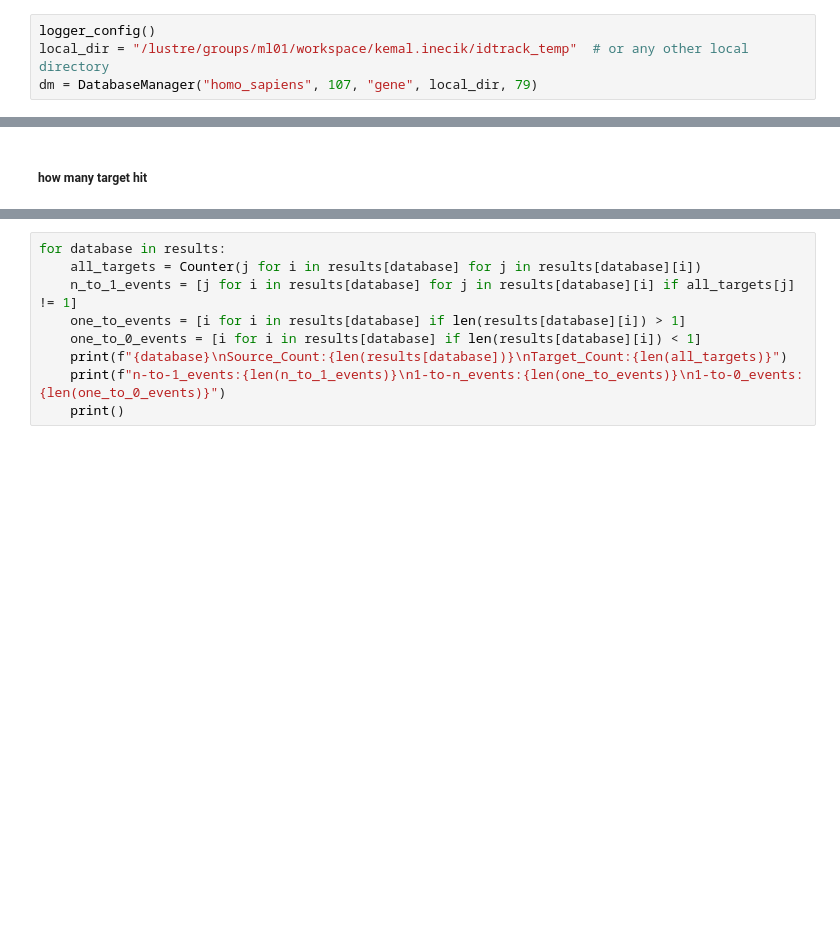
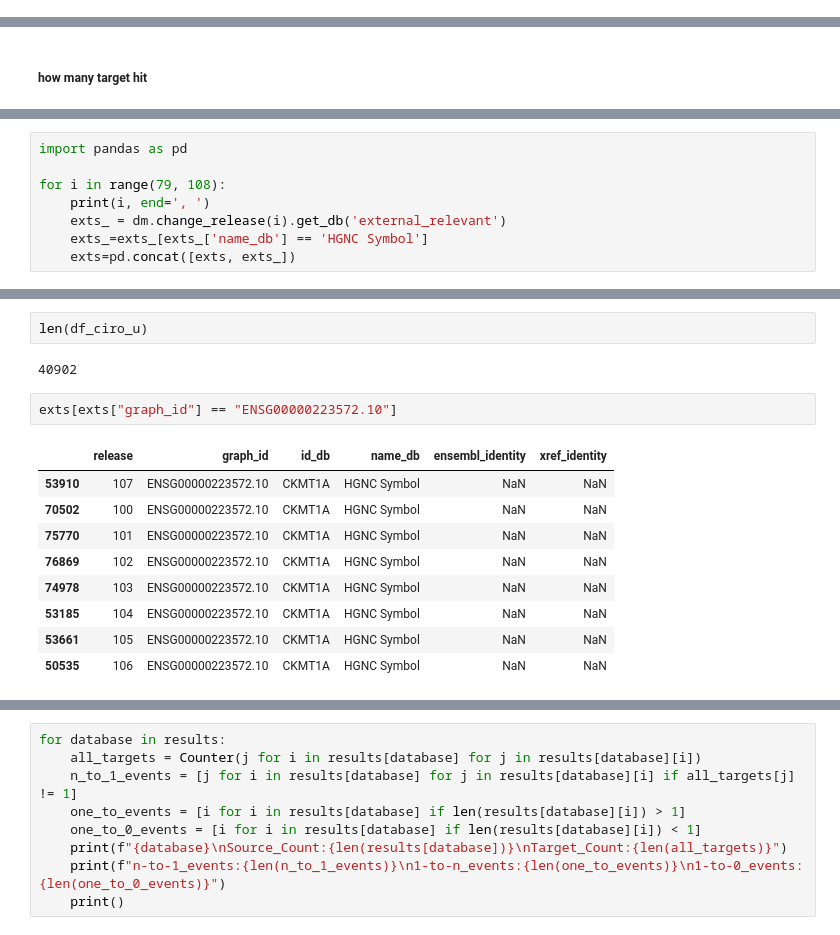
Before and after one commit to theislab/idtrack, a Jupyter notebook: docs/_notebooks/results_preliminary_for_hlca.ipynb, the cells around one changed output, grey strips where cells are left out. Drawn from its saved outputs; the diff is of its cells as text; blank space fills up the shorter version.

```diff
--- a/docs/_notebooks/results_preliminary_for_hlca.ipynb
+++ b/docs/_notebooks/results_preliminary_for_hlca.ipynb
@@ -13,4 +20,0 @@ from idtrack._track_tests import *
-# %%
-logger_config()
-local_dir = "/lustre/groups/ml01/workspace/kemal.inecik/idtrack_temp"  # or any other local directory
-dm = DatabaseManager("homo_sapiens", 107, "gene", local_dir, 79)
@@ -143,0 +228,8 @@ len(all_targets)
+# %%
+import pandas as pd
+
+for i in range(79, 108):
+    print(i, end=', ')
+    exts_ = dm.change_release(i).get_db('external_relevant')
+    exts_=exts_[exts_['name_db'] == 'HGNC Symbol']
+    exts=pd.concat([exts, exts_])
@@ -143,0 +263,16 @@ len(all_targets)
+# %%
+len(df_ciro_u)
+# %% [output]
+40902
+# %%
+exts[exts["graph_id"] == "ENSG00000223572.10"]
+# %% [output]
+|  | release | graph_id | id_db | name_db | ensembl_identity | xref_identity |
+| 53910 | 107 | ENSG00000223572.10 | CKMT1A | HGNC Symbol | NaN | NaN |
+| 70502 | 100 | ENSG00000223572.10 | CKMT1A | HGNC Symbol | NaN | NaN |
+| 75770 | 101 | ENSG00000223572.10 | CKMT1A | HGNC Symbol | NaN | NaN |
+| 76869 | 102 | ENSG00000223572.10 | CKMT1A | HGNC Symbol | NaN | NaN |
+| 74978 | 103 | ENSG00000223572.10 | CKMT1A | HGNC Symbol | NaN | NaN |
+| 53185 | 104 | ENSG00000223572.10 | CKMT1A | HGNC Symbol | NaN | NaN |
+| 53661 | 105 | ENSG00000223572.10 | CKMT1A | HGNC Symbol | NaN | NaN |
+| 50535 | 106 | ENSG00000223572.10 | CKMT1A | HGNC Symbol | NaN | NaN |
```
Also changed, not shown: parts of 37 cells of this notebook, 14 other files.
